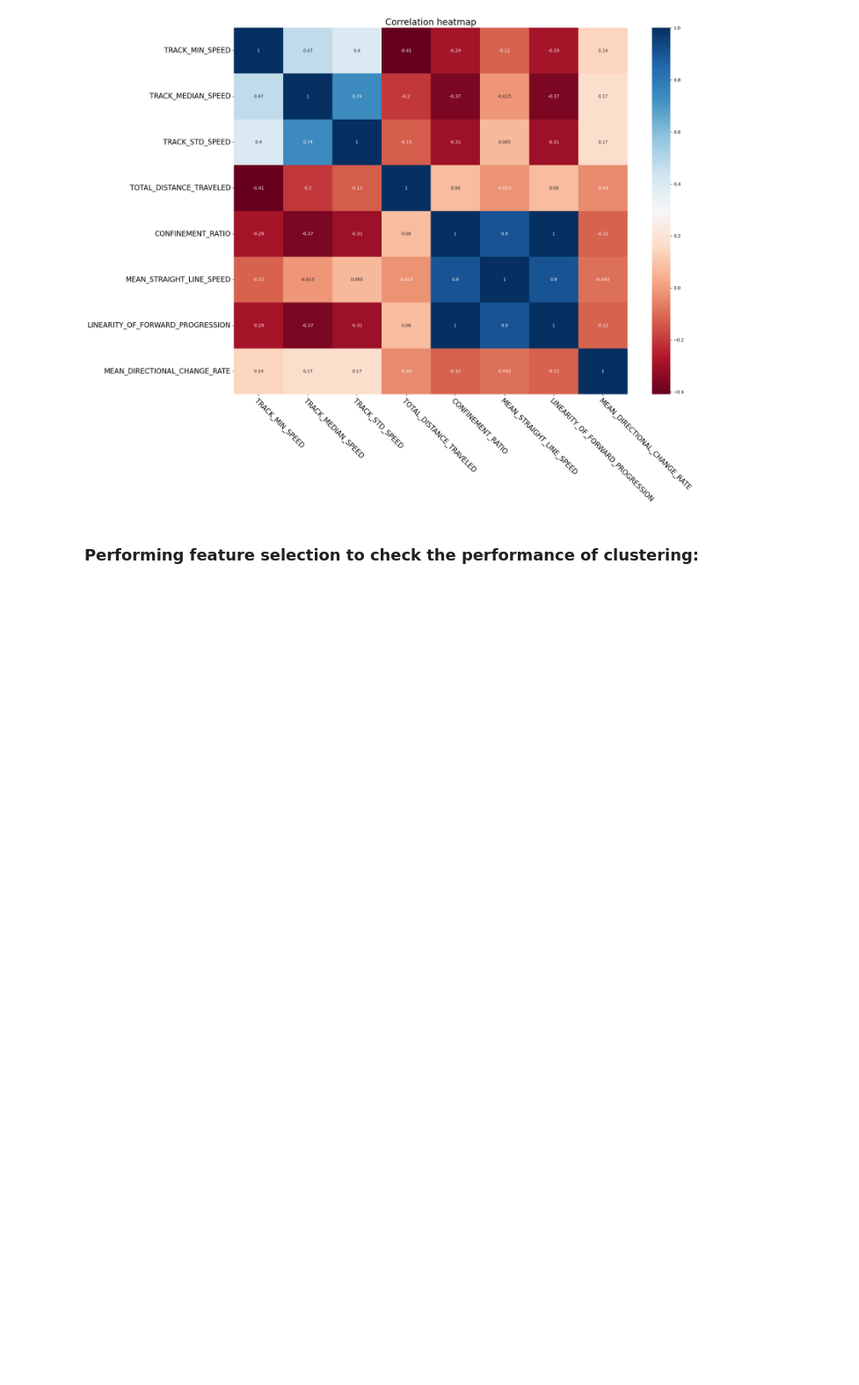
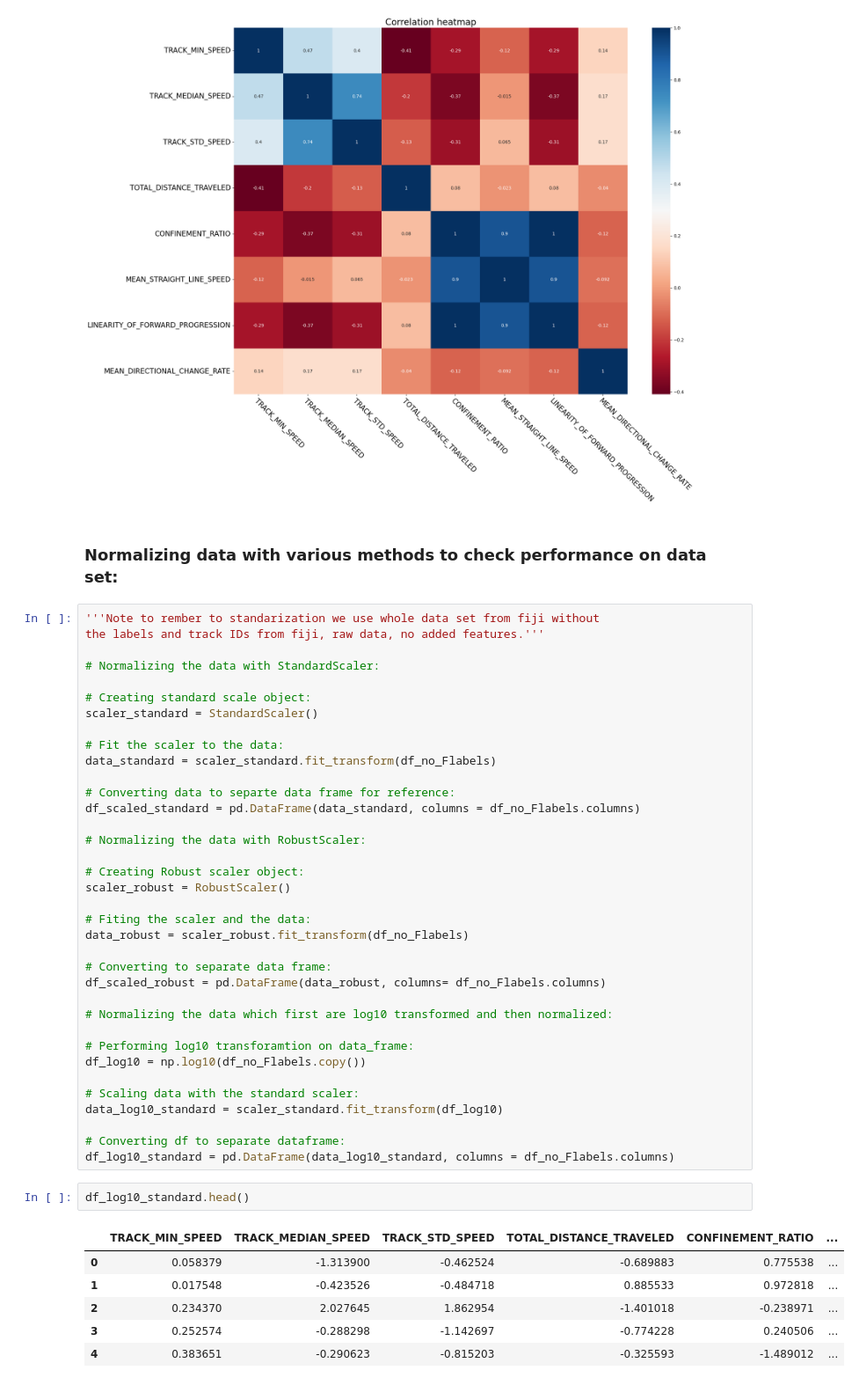
Before and after one commit to GentlemanFrog/Trajectory_clustering, a Jupyter notebook: Clustering_with_feature_selection.ipynb, the cells around one changed output. Shown: that part at 88% size. Cells and saved outputs as stored; diff of their text form; blank space fills up the shorter version.

```diff
--- a/Clustering_with_feature_selection.ipynb
+++ b/Clustering_with_feature_selection.ipynb
@@ -105,4 +87,49 @@ plt.show()
 # %% [output]
 [figure]
 # %% [markdown]
-### Performing feature selection to check the performance of clustering:
+### Normalizing data with various methods to check performance on data set:
+# %%
+'''Note to rember to standarization we use whole data set from fiji without
+the labels and track IDs from fiji, raw data, no added features.'''
+
+# Normalizing the data with StandardScaler:
+
+# Creating standard scale object:
+scaler_standard = StandardScaler()
+
+# Fit the scaler to the data:
+data_standard = scaler_standard.fit_transform(df_no_Flabels)
+
+# Converting data to separte data frame for reference:
+df_scaled_standard = pd.DataFrame(data_standard, columns = df_no_Flabels.columns)
+
+# Normalizing the data with RobustScaler:
+
+# Creating Robust scaler object:
+scaler_robust = RobustScaler()
+
+# Fiting the scaler and the data:
+data_robust = scaler_robust.fit_transform(df_no_Flabels)
+
+# Converting to separate data frame:
+df_scaled_robust = pd.DataFrame(data_robust, columns= df_no_Flabels.columns)
+
+# Normalizing the data which first are log10 transformed and then normalized:
+
+# Performing log10 transforamtion on data_frame:
+df_log10 = np.log10(df_no_Flabels.copy())
+
+# Scaling data with the standard scaler:
+data_log10_standard = scaler_standard.fit_transform(df_log10)
+
+# Converting df to separate dataframe:
+df_log10_standard = pd.DataFrame(data_log10_standard, columns = df_no_Flabels.columns)
+# %%
+df_log10_standard.head()
+# %% [output]
+|  | TRACK_MIN_SPEED | TRACK_MEDIAN_SPEED | TRACK_STD_SPEED | TOTAL_DISTANCE_TRAVELED | CONFINEMENT_RATIO | ... |
+| 0 | 0.058379 | -1.313900 | -0.462524 | -0.689883 | 0.775538 | ... |
+| 1 | 0.017548 | -0.423526 | -0.484718 | 0.885533 | 0.972818 | ... |
+| 2 | 0.234370 | 2.027645 | 1.862954 | -1.401018 | -0.238971 | ... |
+| 3 | 0.252574 | -0.288298 | -1.142697 | -0.774228 | 0.240506 | ... |
+| 4 | 0.383651 | -0.290623 | -0.815203 | -0.325593 | -1.489012 | ... |
```
Also changed, not shown: parts of 1 cell of this notebook.
